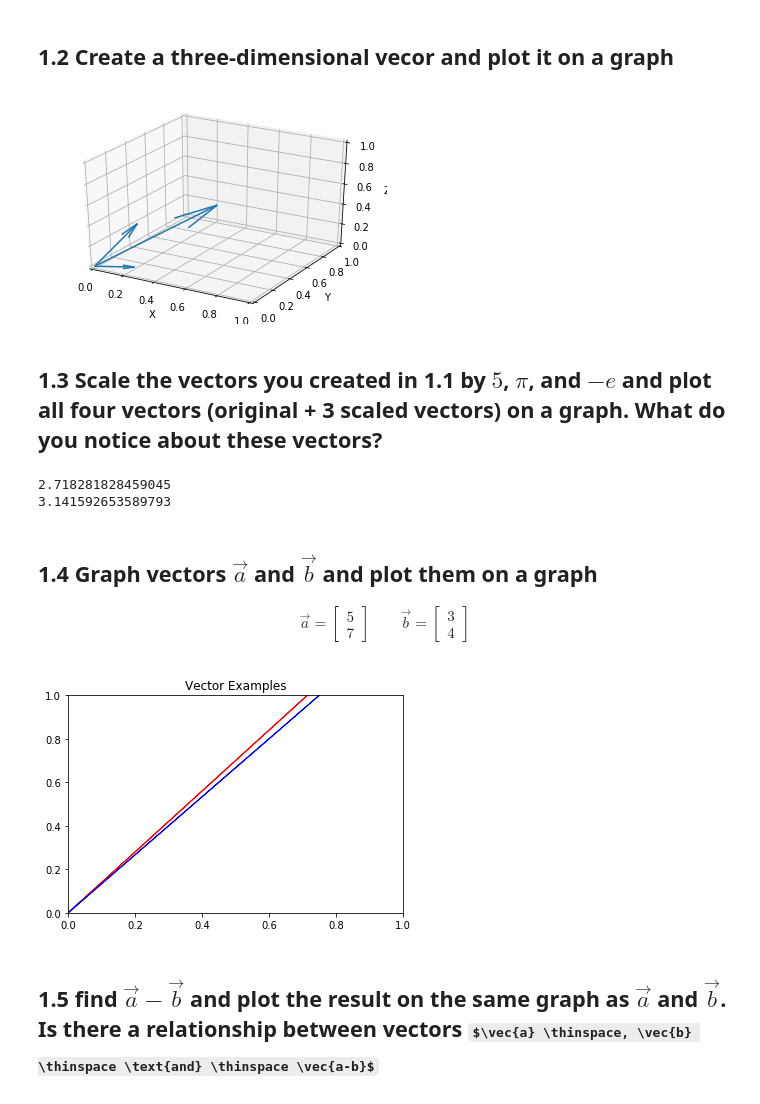
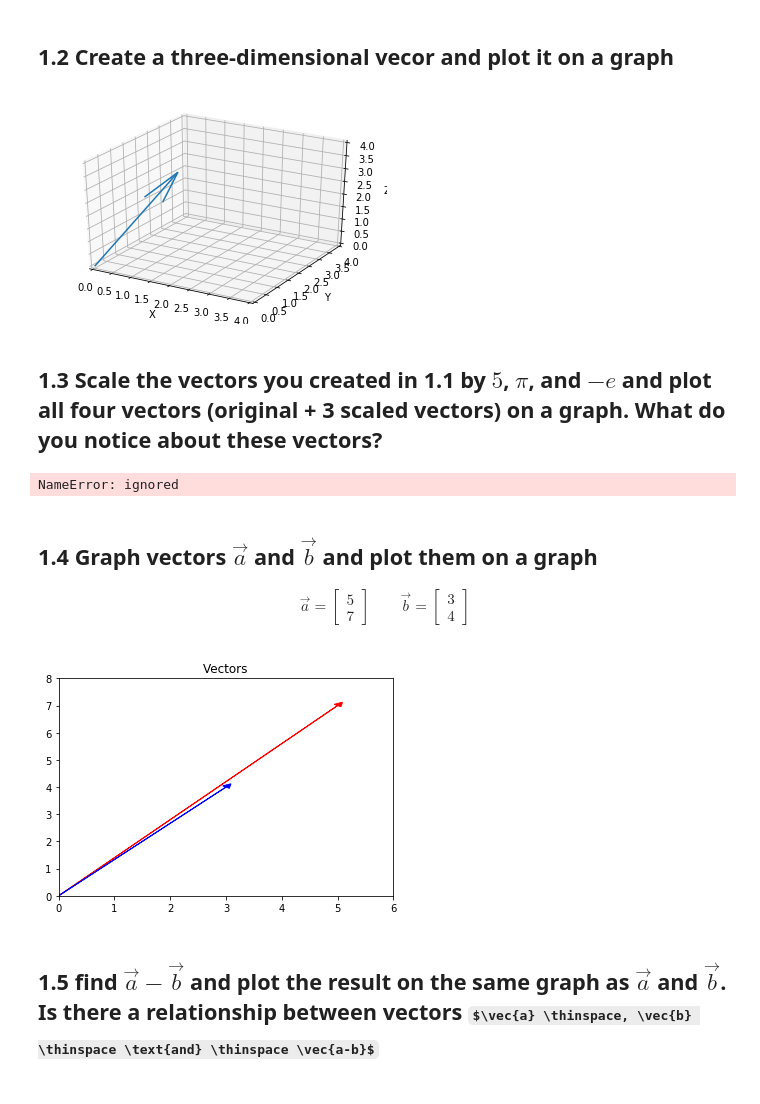
Before and after one commit to Baisalis/DS-Unit-1-Sprint-4-Linear-Algebra, a Jupyter notebook: Linear_Algebra_Assignment.ipynb, the cells around one changed output. Drawn from its saved outputs; the diff is of its cells as text; code cells hidden in the pictures; some formulas as TeX source.

```diff
--- a/Linear_Algebra_Assignment.ipynb
+++ b/Linear_Algebra_Assignment.ipynb
@@ -27,38 +25,43 @@ plt.show()
 # %%
 
 from mpl_toolkits.mplot3d import Axes3D
-import numpy as np
 
-yellow = [.5, .5, .5]
-red = [.2, .1, .0]
-blue = [.1, .3, .3 ]
+v3 = [1, 2, 3]
 
-vectors = np.array([[0, 0, 0, .5, .5, .5],
-                    [0, 0, 0, .2, .1, .0],
-                    [0, 0, 0, .1, .3, .3]])
+vectors = np.array([[0, 0, 0, 1, 2, 3]])
 
 X, Y, Z, U, V, W = zip(*vectors)
 fig = plt.figure()
 ax = fig.add_subplot(111, projection='3d')
 ax.quiver(X, Y, Z, U, V, W, length=1)
-ax.set_xlim([0, 1])
-ax.set_ylim([0, 1])
-ax.set_zlim([0, 1])
+ax.set_xlim([0,4])
+ax.set_ylim([0,4])
+ax.set_zlim([0,4])
 ax.set_xlabel('X')
 ax.set_ylabel('Y')
 ax.set_zlabel('Z')
 plt.show()
 # %% [output]
-[figure, old version]
+[figure, new version]
 # %% [markdown]
 ## 1.3 Scale the vectors you created in 1.1 by $5$, $\pi$, and $-e$ and plot all four vectors (original + 3 scaled vectors) on a graph. What do you notice about these vectors?
-# %%
-from math import e, pi
-print(e)
-print(pi)
-# %% [output]
-2.718281828459045
-3.141592653589793
+# %%
+vector = [1,2]
+
+five = np.multiply(5, vector)
+pi = np.multiply(math.pi, vector)
+neg = np.multiply((math.e * -1), vector)
+
+plt.arrow(0,0, vector[0], vector[1], head_width=.15, head_length=.15, color = 'red')
+plt.arrow(0,0, five[0], five[1], head_width=.15, head_length=.15, color = 'blue')
+plt.arrow(0,0, pi[0], pi[1], head_width=.15, head_length=.15, color = 'green')
+plt.arrow(0,0, neg[0], neg[1], head_width=.15, head_length=.15, color = 'orange')
+plt.xlim(-4,6)
+plt.ylim(-7,12)
+plt.title("Scaled Vectors")
+plt.show()
+# %% [output]
+NameError: ignored
 # %% [markdown]
 ## 1.4 Graph vectors $\vec{a}$ and $\vec{b}$ and plot them on a graph
 
@@ -70,12 +73,14 @@ print(pi)
 # %%
 a = [5,7]
 b = [3,4]
-plt.arrow(0, 0, 5, 7, head_width=.02, head_length=0.01, color = 'r')
-plt.arrow(0, 0, 3, 4, head_width=.02, head_length=0.01, color = 'b')
 
-plt.title('Vector Examples')
+plt.arrow(0,0, a[0], a[1], head_width=.15, head_length=.15, color = 'red')
+plt.arrow(0,0, b[0], b[1], head_width=.15, head_length=.15, color = 'blue')
+plt.xlim(0,6)
+plt.ylim(0,8)
+plt.title("Vectors")
 plt.show()
 # %% [output]
-[figure, old version]
+[figure, new version]
 # %% [markdown]
 ## 1.5 find $\vec{a} - \vec{b}$ and plot the result on the same graph as $\vec{a}$ and $\vec{b}$. Is there a relationship between vectors $\vec{a} \thinspace, \vec{b} \thinspace \text{and} \thinspace \vec{a-b}$
```
Also changed, not shown: parts of 24 cells of this notebook.
